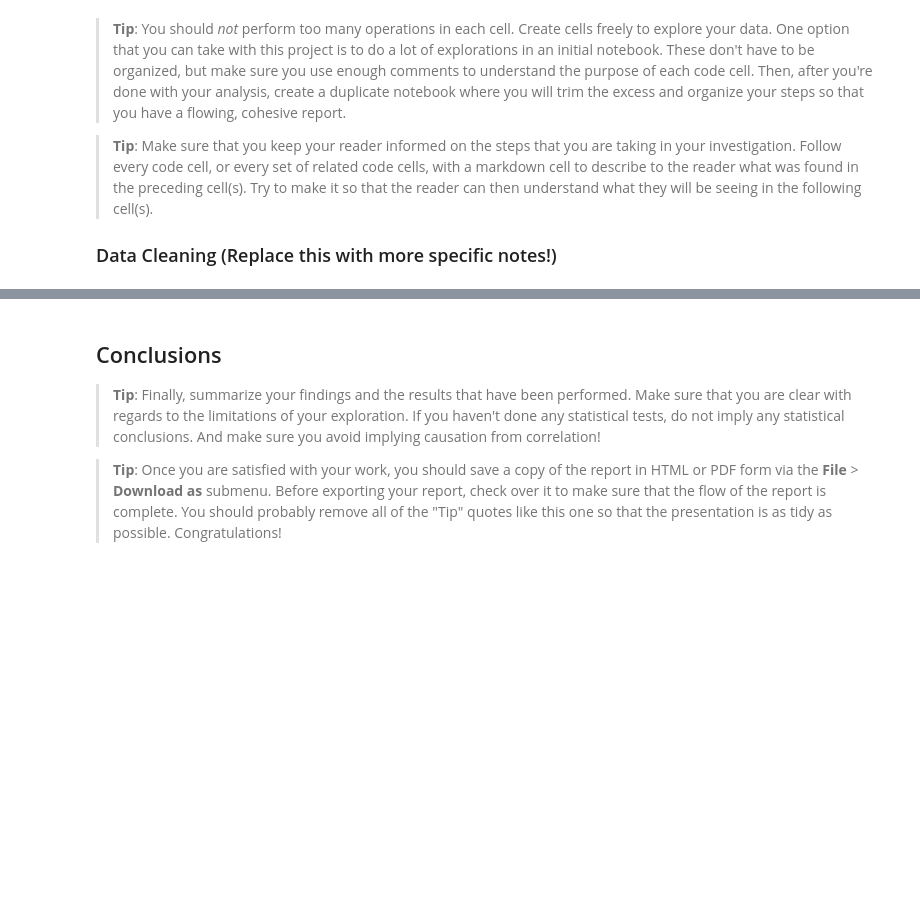
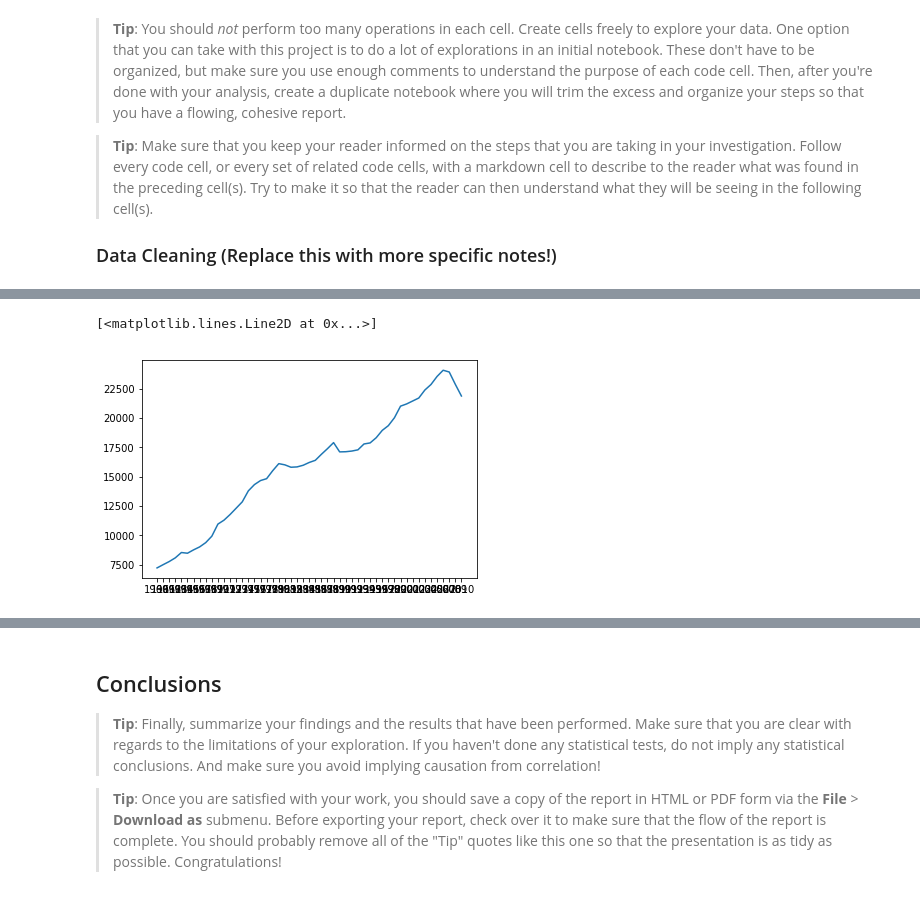
Before and after one commit to hstoefen/Intro-to-Data-Analysis, a Jupyter notebook: Final Project/project_draft1.ipynb, the cells around one changed output, grey strips where cells are left out. Saved outputs shown, nothing was run; the diff lists cells and outputs as text; code cells hidden in the pictures; blank space fills up the shorter version.

```diff
--- a/Final Project/project_draft1.ipynb
+++ b/Final Project/project_draft1.ipynb
@@ -194,0 +259,5 @@ co2_per_usd.describe()
+# %%
+plt.plot(gdp_per_person_hdi_high_time)
+# %% [output]
+[<matplotlib.lines.Line2D at 0x...>]
+[figure, added]
```
Also changed, not shown: parts of 48 cells of this notebook, 5 other files.
